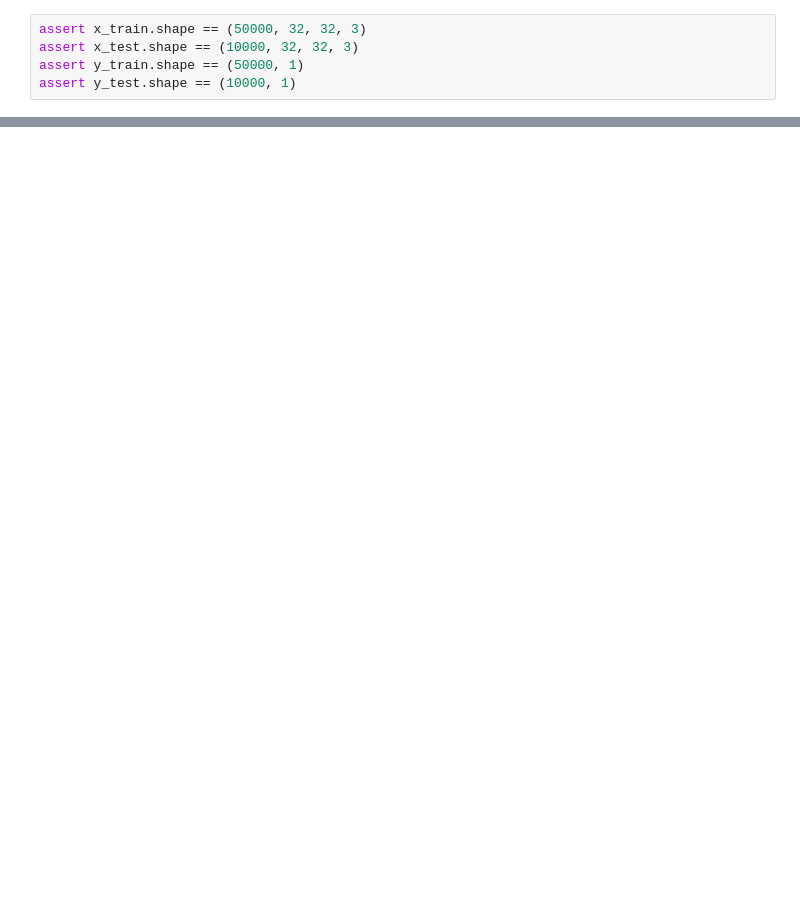
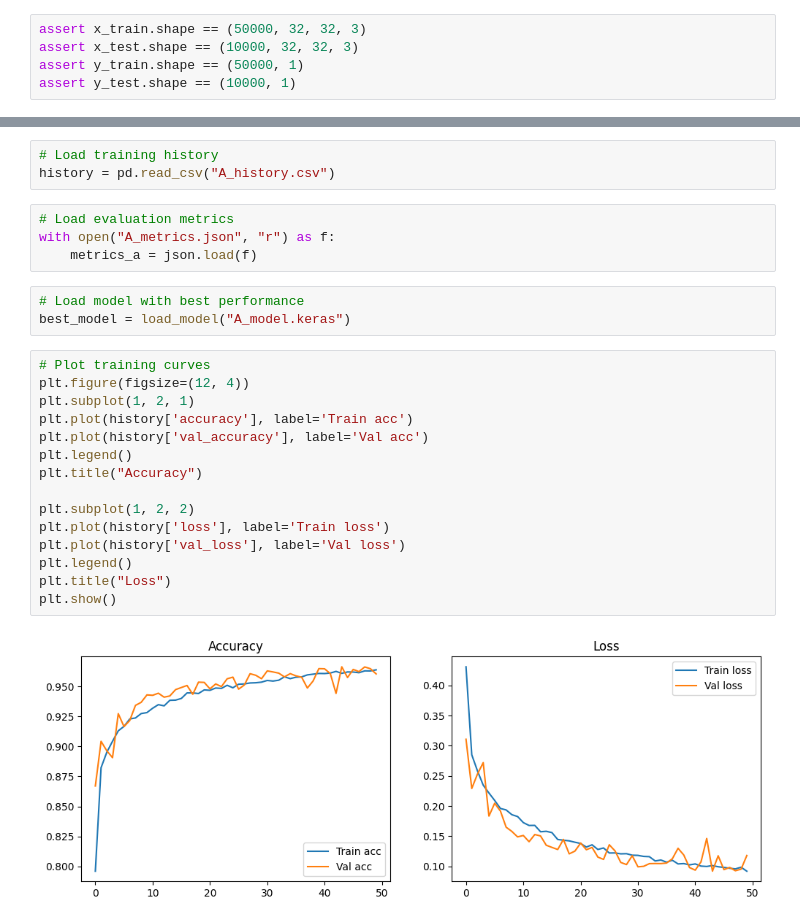
Before and after one commit to silentfortin/ai-portfolio, a Jupyter notebook: 05-dl-autonomous-vehicle/dl_autonomous_vehicle.ipynb, the cells around one changed output, grey strips where cells are left out. Cells and saved outputs as stored; diff of their text form; blank space fills up the shorter version.

```diff
--- a/05-dl-autonomous-vehicle/dl_autonomous_vehicle.ipynb
+++ b/05-dl-autonomous-vehicle/dl_autonomous_vehicle.ipynb
@@ -224,0 +236,27 @@ Test accuracy: 95.810
+# %%
+# Load training history
+history = pd.read_csv("A_history.csv")
+# %%
+# Load evaluation metrics
+with open("A_metrics.json", "r") as f:
+    metrics_a = json.load(f)
+# %%
+# Load model with best performance
+best_model = load_model("A_model.keras")
+# %%
+# Plot training curves
+plt.figure(figsize=(12, 4))
+plt.subplot(1, 2, 1)
+plt.plot(history['accuracy'], label='Train acc')
+plt.plot(history['val_accuracy'], label='Val acc')
+plt.legend()
+plt.title("Accuracy")
+
+plt.subplot(1, 2, 2)
+plt.plot(history['loss'], label='Train loss')
+plt.plot(history['val_loss'], label='Val loss')
+plt.legend()
+plt.title("Loss")
+plt.show()
+# %% [output]
+[figure, added]
```
Also changed, not shown: parts of 58 cells of this notebook.
